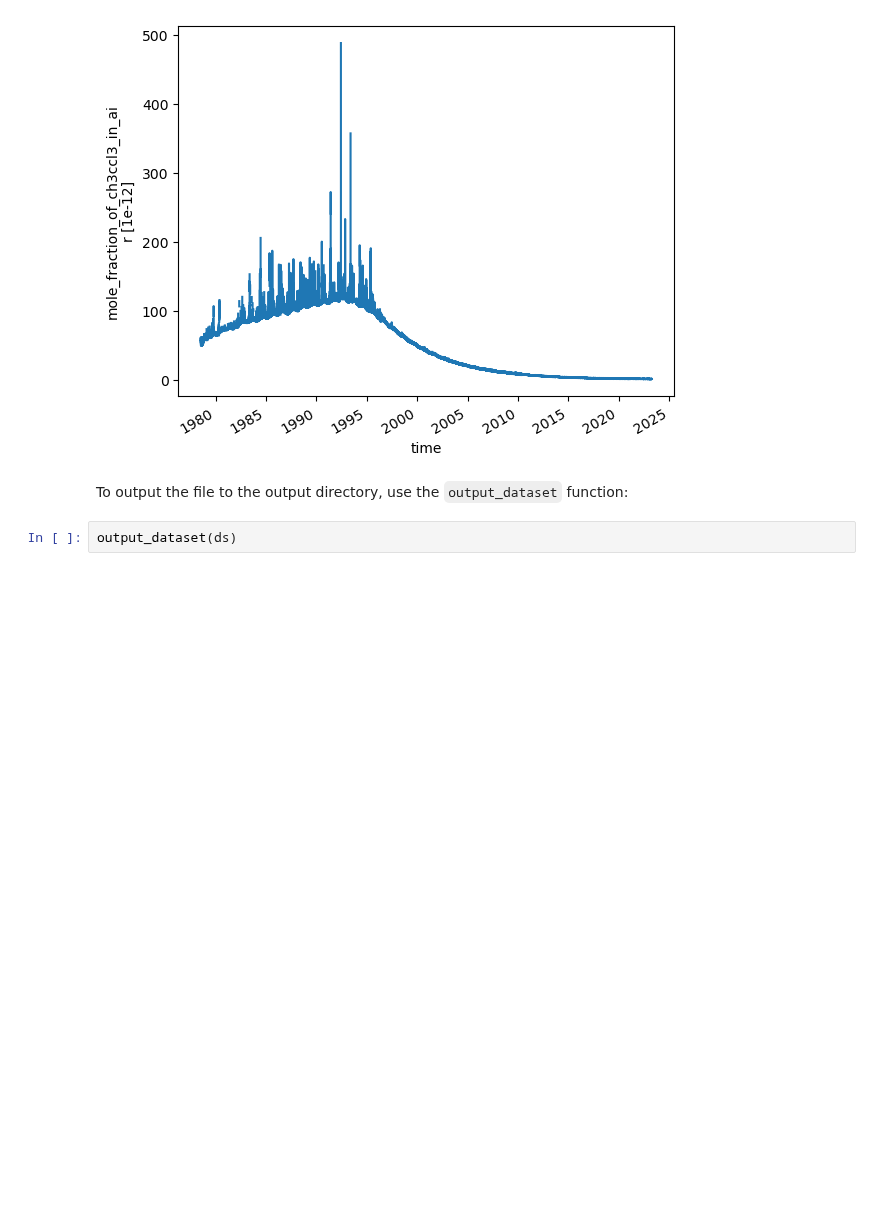
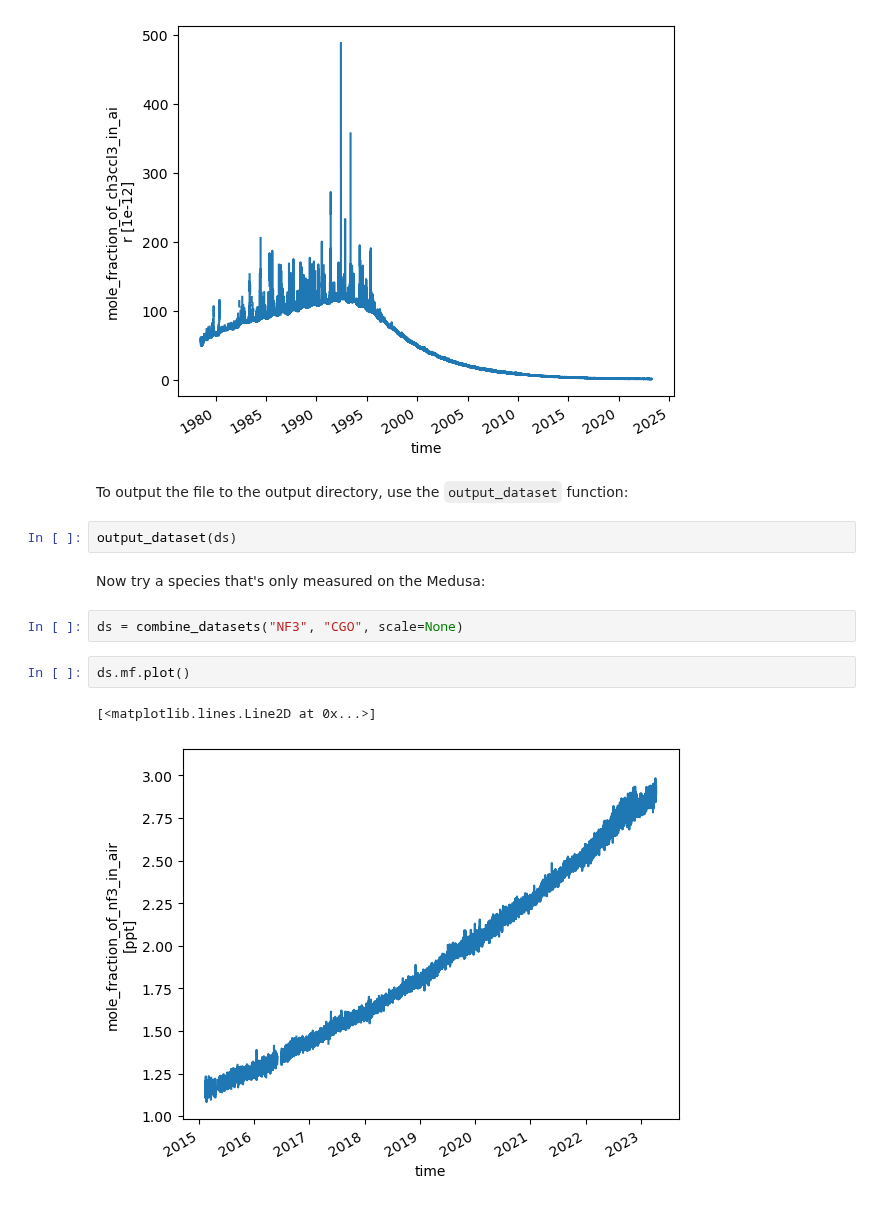
Before and after one commit to mrghg/agage-archive, a Jupyter notebook: notebooks/tutorial.ipynb, the cells around one changed output. Cells and saved outputs as stored; diff of their text form; blank space fills up the shorter version.

````diff
--- a/notebooks/tutorial.ipynb
+++ b/notebooks/tutorial.ipynb
@@ -38,3 +58,12 @@ ds.mf.plot()
 To output the file to the output directory, use the ```output_dataset``` function:
 # %%
 output_dataset(ds)
+# %% [markdown]
+Now try a species that's only measured on the Medusa:
+# %%
+ds = combine_datasets("NF3", "CGO", scale=None)
+# %%
+ds.mf.plot()
+# %% [output]
+[<matplotlib.lines.Line2D at 0x...>]
+[figure, added]
````
Also changed, not shown: parts of 2 cells of this notebook, 1 other file.
